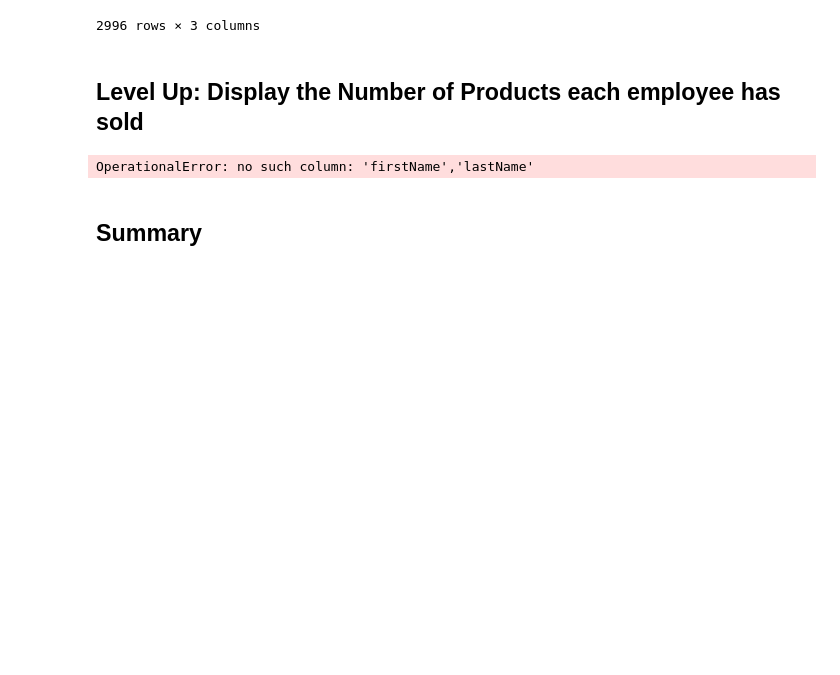
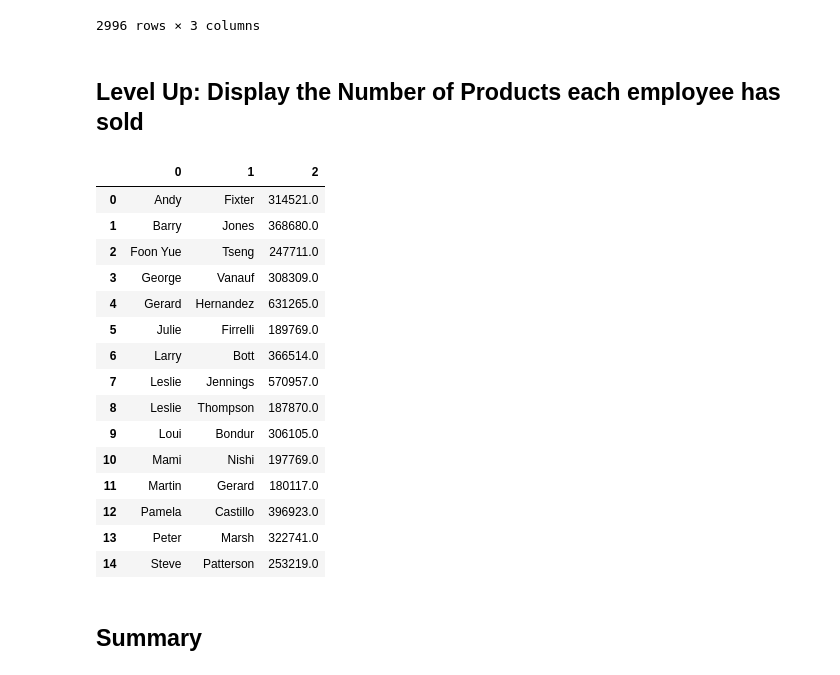
Before and after one commit to ThoaShook/dsc-join-statements-lab-atlanta-ds-062419, a Jupyter notebook: index.ipynb, the cells around one changed output. Drawn from its saved outputs; the diff is of its cells as text; code cells hidden in the pictures; blank space fills up the shorter version.

```diff
--- a/index.ipynb
+++ b/index.ipynb
@@ -163,19 +163,34 @@ df.head(len(df))# Your code here
 # %%
 cur.execute("""select e.firstName, e.lastName, sum(productName)
                 from employees e
                 join customers c
                 on e.employeeNumber = c.salesRepEmployeeNumber
                 join orders o
                 using(customerNumber)
                 join orderdetails od
                 using(orderNumber)
                 join products p
                 using(productCode)
-                group by e.firstName, ;""")
+                group by e.firstName, e.lastName;""")
 df = pd.DataFrame(cur.fetchall())
 df.head(len(df))# #Your code here
 # %% [output]
-OperationalError: no such column: 'firstName','lastName'
+|  | 0 | 1 | 2 |
+| 0 | Andy | Fixter | 314521.0 |
+| 1 | Barry | Jones | 368680.0 |
+| 2 | Foon Yue | Tseng | 247711.0 |
+| 3 | George | Vanauf | 308309.0 |
+| 4 | Gerard | Hernandez | 631265.0 |
+| 5 | Julie | Firrelli | 189769.0 |
+| 6 | Larry | Bott | 366514.0 |
+| 7 | Leslie | Jennings | 570957.0 |
+| 8 | Leslie | Thompson | 187870.0 |
+| 9 | Loui | Bondur | 306105.0 |
+| 10 | Mami | Nishi | 197769.0 |
+| 11 | Martin | Gerard | 180117.0 |
+| 12 | Pamela | Castillo | 396923.0 |
+| 13 | Peter | Marsh | 322741.0 |
+| 14 | Steve | Patterson | 253219.0 |
 # %% [markdown]
 ## Summary
 # %% [markdown]
```
